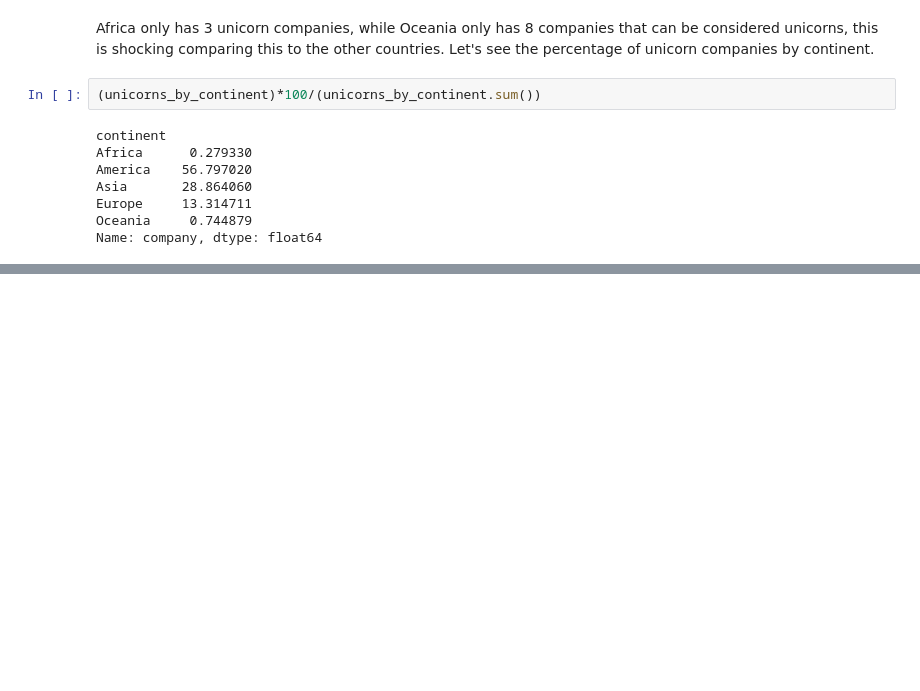
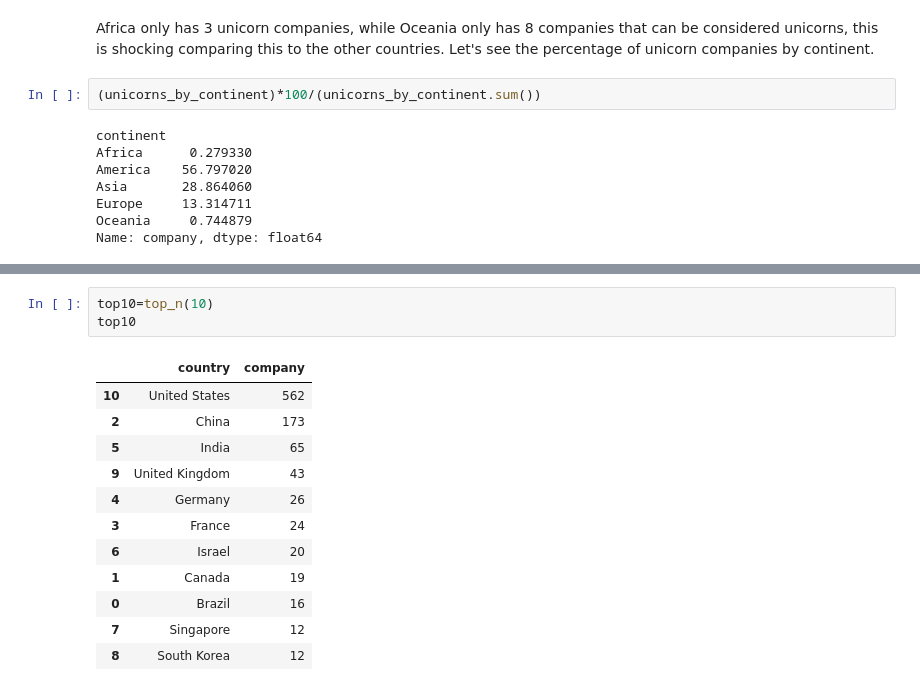
Before and after one commit to rromerov/Data-Science-Projects, a Jupyter notebook: data_analysis/unicorn_companies.ipynb, the cells around one changed output, grey strips where cells are left out. Saved outputs shown, nothing was run; the diff lists cells and outputs as text; blank space fills up the shorter version.

```diff
--- a/data_analysis/unicorn_companies.ipynb
+++ b/data_analysis/unicorn_companies.ipynb
@@ -151,0 +162,16 @@ As we can see America is the clear winner in the number of unicorn companies in
+# %%
+top10=top_n(10)
+top10
+# %% [output]
+|  | country | company |
+| 10 | United States | 562 |
+| 2 | China | 173 |
+| 5 | India | 65 |
+| 9 | United Kingdom | 43 |
+| 4 | Germany | 26 |
+| 3 | France | 24 |
+| 6 | Israel | 20 |
+| 1 | Canada | 19 |
+| 0 | Brazil | 16 |
+| 7 | Singapore | 12 |
+| 8 | South Korea | 12 |
```
Also changed, not shown: parts of 6 cells of this notebook.
